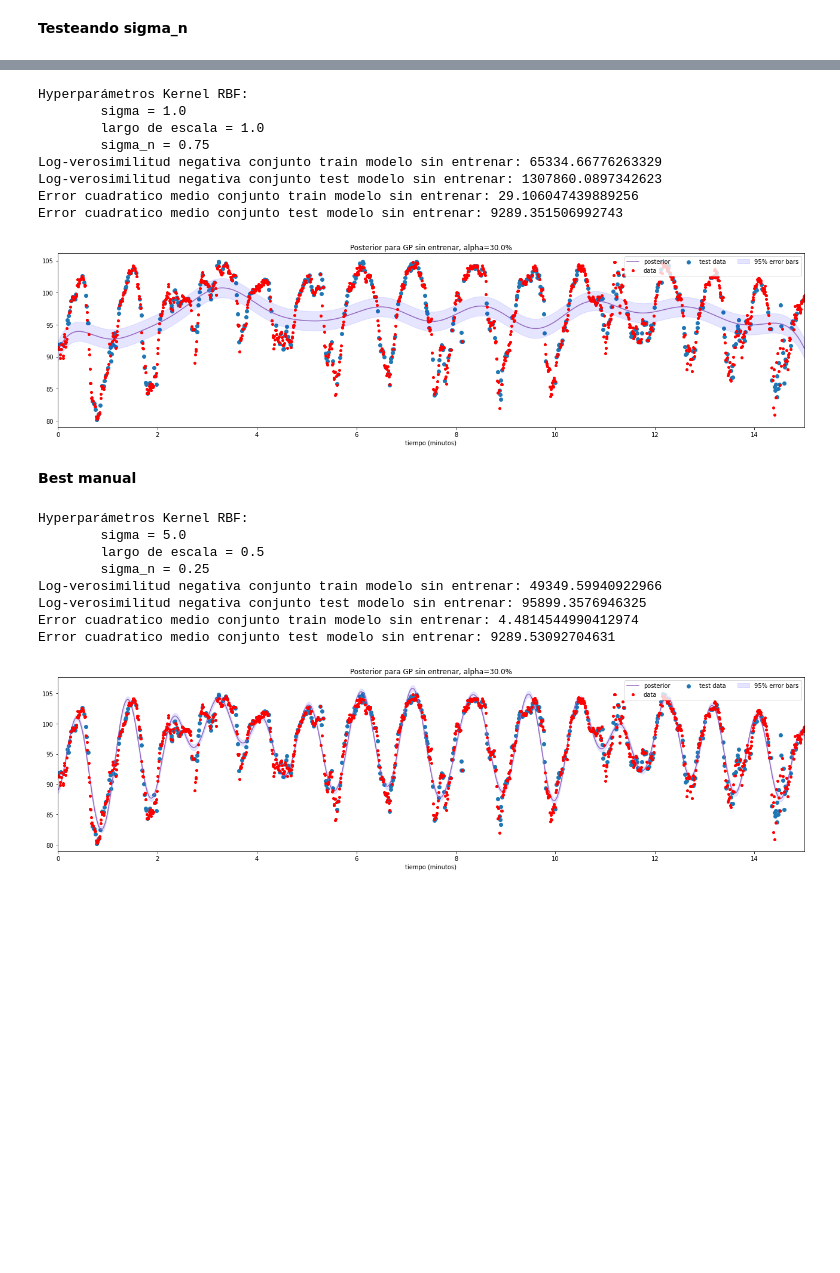
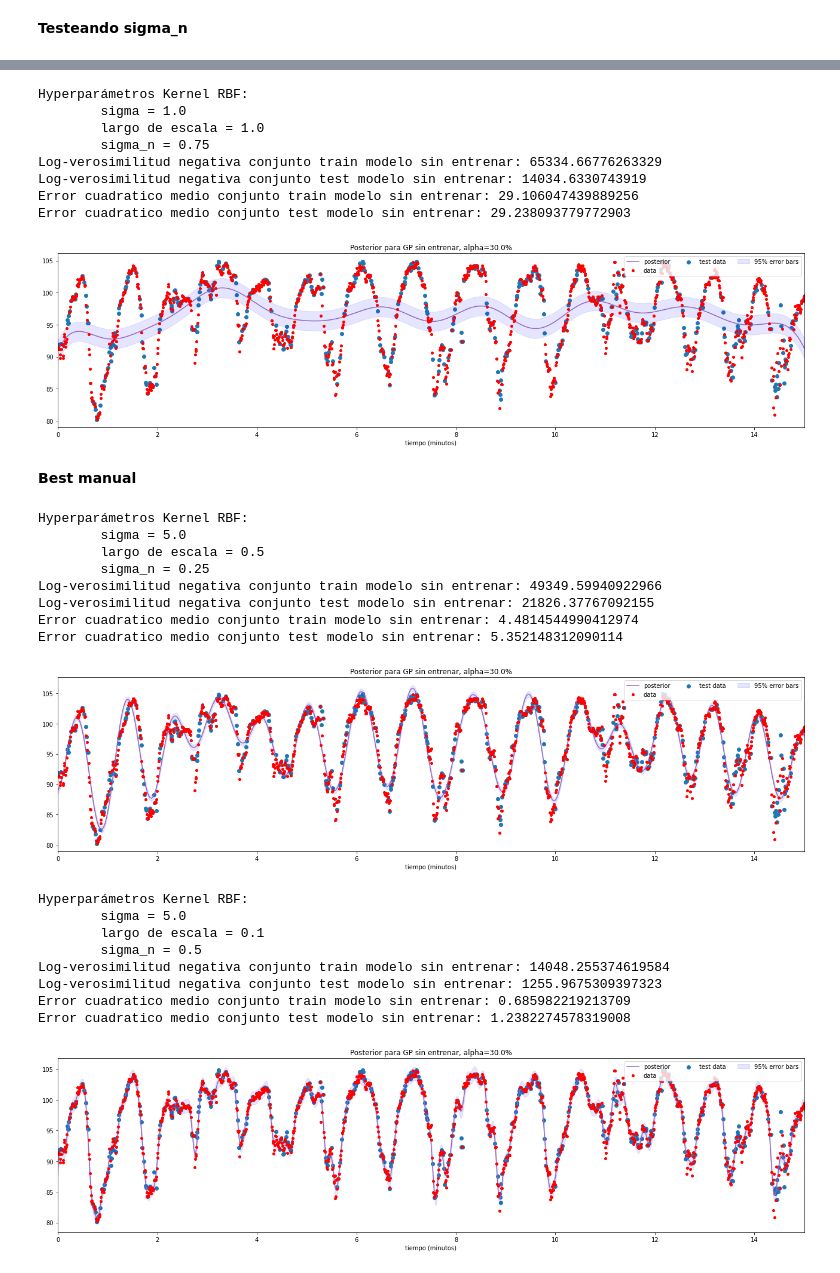
Before and after one commit to camilocarvajalreyes/tareas-MDS7204, a Jupyter notebook: unidad_2/tarea_3/exploracion_parametros_RBF.ipynb, the cells around one changed output, grey strips where cells are left out. Saved outputs shown, nothing was run; the diff lists cells and outputs as text; code cells hidden in the pictures; blank space fills up the shorter version.

```diff
--- a/unidad_2/tarea_3/exploracion_parametros_RBF.ipynb
+++ b/unidad_2/tarea_3/exploracion_parametros_RBF.ipynb
@@ -30,7 +30,7 @@ def test_params_SM(sigma = 1.0, length_scale = 1.0, sigma_n = 0.1):
 
     gp.compute_posterior(where=time)
 
-    eval(test_ind,hr1[test_ind],gp,nombre_modelo='modelo sin entrenar')
+    eval(time[test_ind],hr1[test_ind],gp,nombre_modelo='modelo sin entrenar')
     titulo = "Posterior para GP sin entrenar, alpha={}%".format(ALPHA*100)
     plot_posterior(gp,0, test_points=hr1[test_ind], test_times=time[test_ind],title=titulo)
 # %% [markdown]
@@ -205,9 +205,9 @@ Hyperparámetros Kernel RBF:
         largo de escala = 1.0
         sigma_n = 0.75
 Log-verosimilitud negativa conjunto train modelo sin entrenar: 65334.66776263329
-Log-verosimilitud negativa conjunto test modelo sin entrenar: 1307860.0897342623
+Log-verosimilitud negativa conjunto test modelo sin entrenar: 14034.6330743919
 Error cuadratico medio conjunto train modelo sin entrenar: 29.106047439889256
-Error cuadratico medio conjunto test modelo sin entrenar: 9289.351506992743
+Error cuadratico medio conjunto test modelo sin entrenar: 29.238093779772903
 [figure]
 # %% [markdown]
 **Best manual**
@@ -219,7 +219,19 @@ Hyperparámetros Kernel RBF:
         largo de escala = 0.5
         sigma_n = 0.25
 Log-verosimilitud negativa conjunto train modelo sin entrenar: 49349.59940922966
-Log-verosimilitud negativa conjunto test modelo sin entrenar: 95899.3576946325
+Log-verosimilitud negativa conjunto test modelo sin entrenar: 21826.37767092155
 Error cuadratico medio conjunto train modelo sin entrenar: 4.4814544990412974
-Error cuadratico medio conjunto test modelo sin entrenar: 9289.53092704631
+Error cuadratico medio conjunto test modelo sin entrenar: 5.352148312090114
 [figure]
+# %%
+test_params_SM(sigma = 5.0, length_scale = 0.1, sigma_n = 0.5)
+# %% [output]
+Hyperparámetros Kernel RBF:
+        sigma = 5.0
+        largo de escala = 0.1
+        sigma_n = 0.5
+Log-verosimilitud negativa conjunto train modelo sin entrenar: 14048.255374619584
+Log-verosimilitud negativa conjunto test modelo sin entrenar: 1255.9675309397323
+Error cuadratico medio conjunto train modelo sin entrenar: 0.685982219213709
+Error cuadratico medio conjunto test modelo sin entrenar: 1.2382274578319008
+[figure, added]
```
Also changed, not shown: parts of 13 cells of this notebook, 4 other files.
